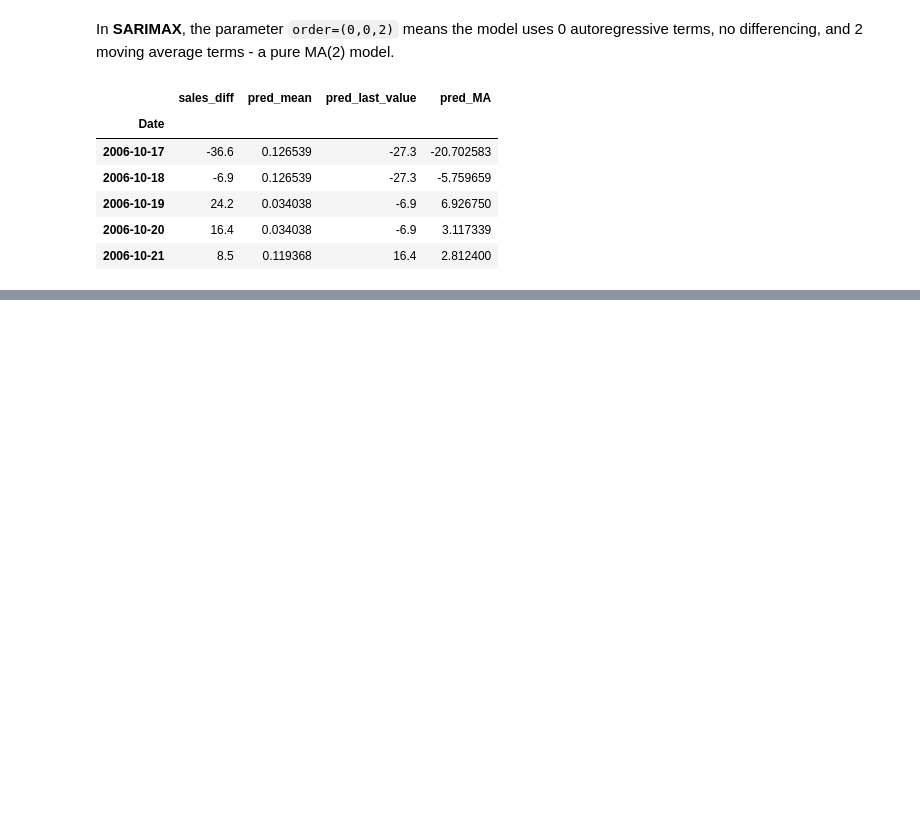
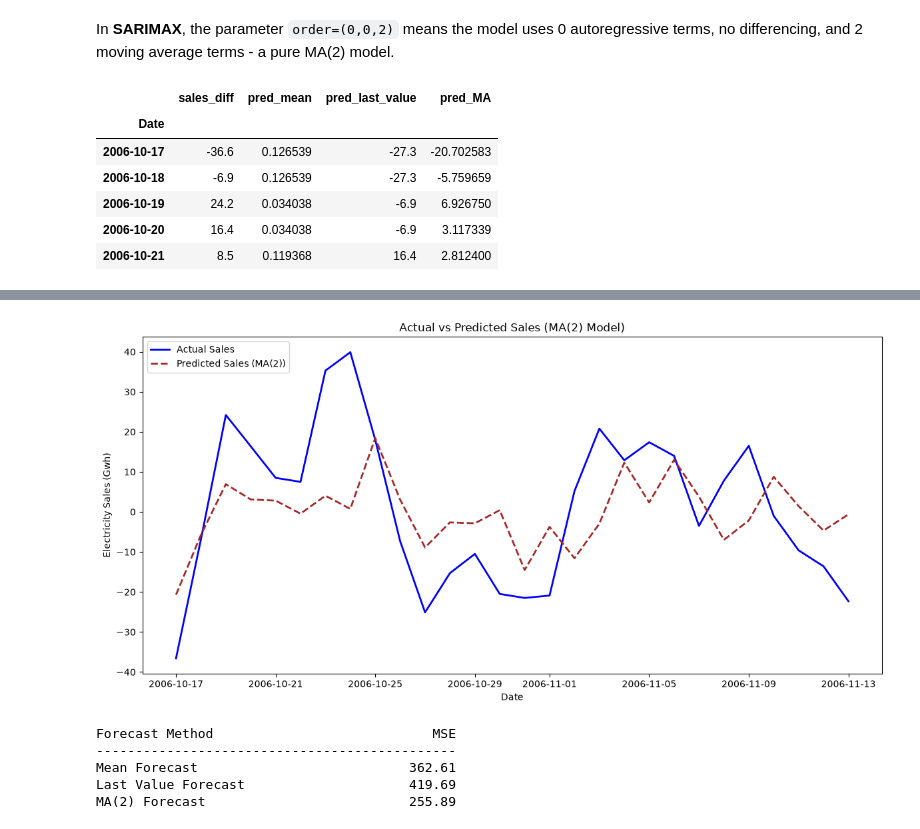
Before and after one commit to michaelhudson2205/INFO3022_Practicals, a Jupyter notebook: P4_2_Moving_Average.ipynb, the cells around one changed output, grey strips where cells are left out. Cells and saved outputs as stored; diff of their text form; code cells hidden in the pictures; blank space fills up the shorter version.

```diff
--- a/P4_2_Moving_Average.ipynb
+++ b/P4_2_Moving_Average.ipynb
@@ -303,0 +323,36 @@ pred_df.head()
+# %%
+# Compare the actual to the MA(2) model
+fig, ax = plt.subplots(figsize=(12, 6))
+
+ax.plot(pred_df["sales_diff"], label="Actual Sales", color='blue', linewidth=2)
+ax.plot(pred_df["pred_MA"], label="Predicted Sales (MA(2))", color='brown', linestyle='--', linewidth=2)
+
+ax.legend(loc=2)
+
+ax.set_xlabel('Date')
+ax.set_ylabel('Electricity Sales (Gwh)')
+
+plt.title('Actual vs Predicted Sales (MA(2) Model)')
+
+plt.tight_layout()
+plt.show()
+# %% [output]
+[figure, added]
+# %%
+# Calculate the error metrics for the baseline models and the MA(2) model
+mse_mean = mean_squared_error(pred_df["sales_diff"], pred_df["pred_mean"])
+mse_last = mean_squared_error(pred_df["sales_diff"], pred_df["pred_last_value"])
+mse_MA = mean_squared_error(pred_df["sales_diff"], pred_df["pred_MA"])
+
+# Print the MSE results for each method
+print(f"{'Forecast Method':<30} {'MSE':>15}")
+print('-' * 46)
+print(f'{"Mean Forecast":<30} {mse_mean:>15,.2f}')
+print(f'{"Last Value Forecast":<30} {mse_last:>15,.2f}')
+print(f'{"MA(2) Forecast":<30} {mse_MA:>15,.2f}')
+# %% [output]
+Forecast Method                            MSE
+----------------------------------------------
+Mean Forecast                           362.61
+Last Value Forecast                     419.69
+MA(2) Forecast                          255.89
```
Also changed, not shown: parts of 7 cells of this notebook.
